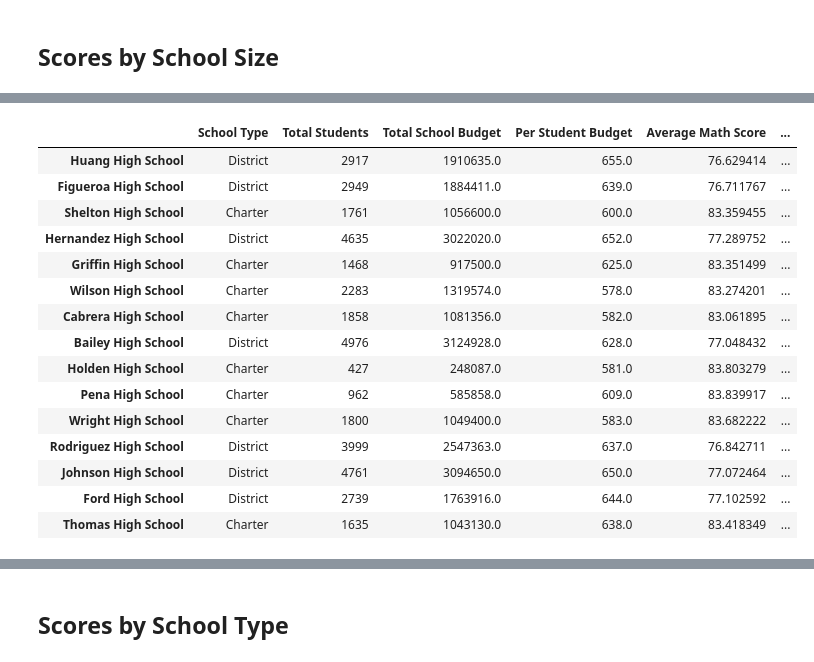
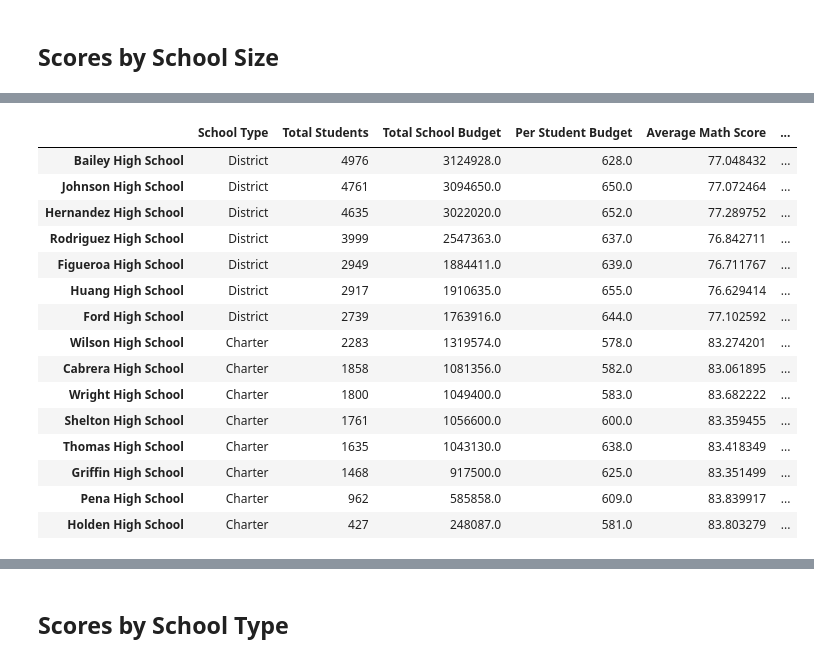
Before and after one commit to hanydief/pandas-challenge, a Jupyter notebook: PyCitySchools_starter.ipynb, the cells around one changed output, grey strips where cells are left out. Saved outputs shown, nothing was run; the diff lists cells and outputs as text; code cells hidden in the pictures.

```diff
--- a/PyCitySchools_starter.ipynb
+++ b/PyCitySchools_starter.ipynb
@@ -671,3 +651,7 @@ spending_summary_df
 # Establish the bins.
 size_bins = [0, 1000, 2000, 5000]
 size_labels = ["Small (<1000)", "Medium (1000-2000)", "Large (2000-5000)"]
+# %%
+#school_size_df created in advanced from the 1st {per_school_summary_df2}
+school_size_df = school_size_df.sort_values(["Total Students"], ascending=False)
+school_size_df
@@ -674,27 +677,25 @@ size_labels = ["Small (<1000)", "Medium (1000-2000)", "Large (2000-5000)"]
 # %%
 # Categorize the spending based on the bins
-#school_size_df created in advanced from the 1st {per_school_summary_df2}
 # Use `pd.cut` on the "Total Students" column of the `per_school_summary` DataFrame.
-
-school_size_df["Spending Ranges Per Student"] = pd.cut(school_size_df["Total Students"], size_bins, labels=size_labels)
+school_size_df["School Size"] = pd.cut(school_size_df["Total Students"], size_bins, labels=size_labels)
 school_size_df
 # %% [output]
 |  | School Type | Total Students | Total School Budget | Per Student Budget | Average Math Score | ... |
+| Bailey High School | District | 4976 | 3124928.0 | 628.0 | 77.048432 | ... |
+| Johnson High School | District | 4761 | 3094650.0 | 650.0 | 77.072464 | ... |
+| Hernandez High School | District | 4635 | 3022020.0 | 652.0 | 77.289752 | ... |
+| Rodriguez High School | District | 3999 | 2547363.0 | 637.0 | 76.842711 | ... |
+| Figueroa High School | District | 2949 | 1884411.0 | 639.0 | 76.711767 | ... |
 | Huang High School | District | 2917 | 1910635.0 | 655.0 | 76.629414 | ... |
-| Figueroa High School | District | 2949 | 1884411.0 | 639.0 | 76.711767 | ... |
-| Shelton High School | Charter | 1761 | 1056600.0 | 600.0 | 83.359455 | ... |
-| Hernandez High School | District | 4635 | 3022020.0 | 652.0 | 77.289752 | ... |
-| Griffin High School | Charter | 1468 | 917500.0 | 625.0 | 83.351499 | ... |
+| Ford High School | District | 2739 | 1763916.0 | 644.0 | 77.102592 | ... |
 | Wilson High School | Charter | 2283 | 1319574.0 | 578.0 | 83.274201 | ... |
 | Cabrera High School | Charter | 1858 | 1081356.0 | 582.0 | 83.061895 | ... |
-| Bailey High School | District | 4976 | 3124928.0 | 628.0 | 77.048432 | ... |
+| Wright High School | Charter | 1800 | 1049400.0 | 583.0 | 83.682222 | ... |
+| Shelton High School | Charter | 1761 | 1056600.0 | 600.0 | 83.359455 | ... |
+| Thomas High School | Charter | 1635 | 1043130.0 | 638.0 | 83.418349 | ... |
+| Griffin High School | Charter | 1468 | 917500.0 | 625.0 | 83.351499 | ... |
+| Pena High School | Charter | 962 | 585858.0 | 609.0 | 83.839917 | ... |
 | Holden High School | Charter | 427 | 248087.0 | 581.0 | 83.803279 | ... |
-| Pena High School | Charter | 962 | 585858.0 | 609.0 | 83.839917 | ... |
-| Wright High School | Charter | 1800 | 1049400.0 | 583.0 | 83.682222 | ... |
-| Rodriguez High School | District | 3999 | 2547363.0 | 637.0 | 76.842711 | ... |
-| Johnson High School | District | 4761 | 3094650.0 | 650.0 | 77.072464 | ... |
-| Ford High School | District | 2739 | 1763916.0 | 644.0 | 77.102592 | ... |
-| Thomas High School | Charter | 1635 | 1043130.0 | 638.0 | 83.418349 | ... |
 # %%
 # Calculate averages for the desired columns.
 size_math_scores = school_size_df.groupby(["Total Students"]).mean()["Average Math Score"]
```
Also changed, not shown: parts of 8 cells of this notebook, 3 other files.
